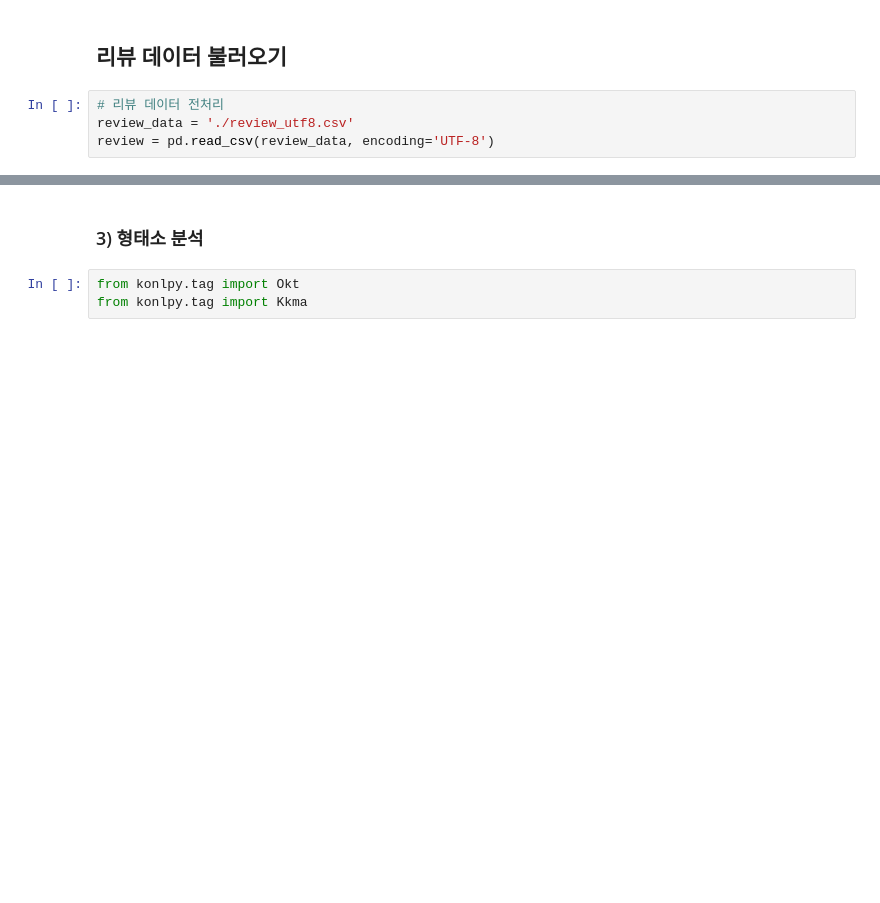
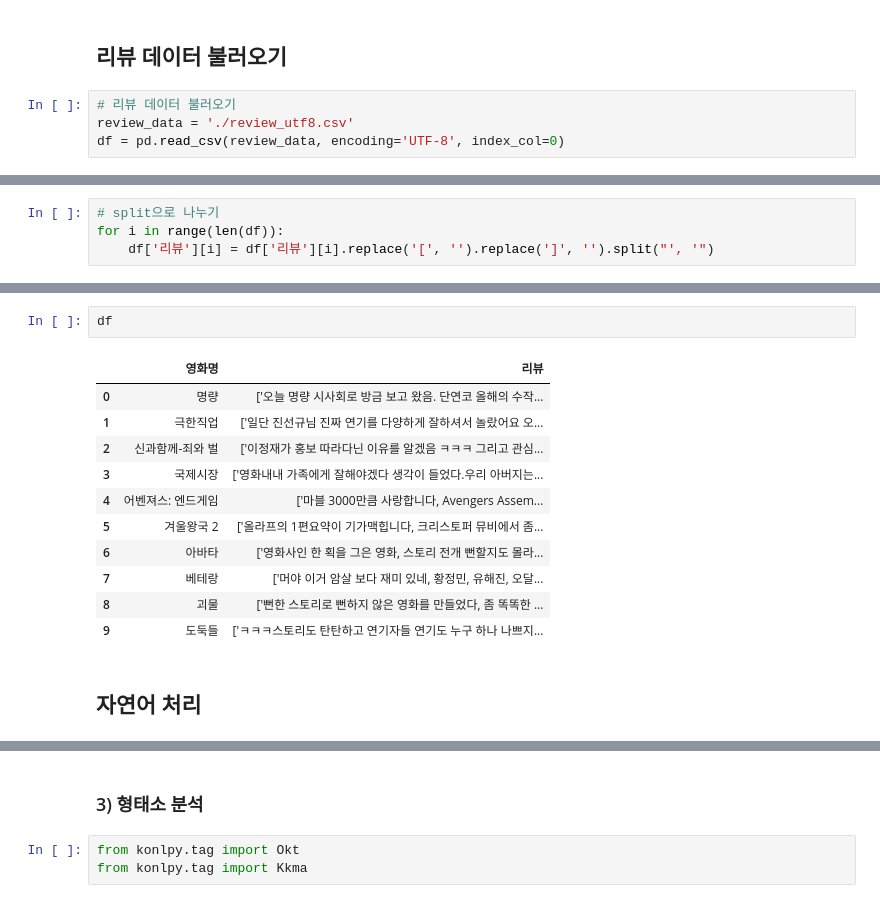
Before and after one commit to Play-Web-miniProject/MovieDL, a Jupyter notebook: suyeon/naver_API_practice.ipynb, the cells around one changed output, grey strips where cells are left out. Drawn from its saved outputs; the diff is of its cells as text; blank space fills up the shorter version.

```diff
--- a/suyeon/naver_API_practice.ipynb
+++ b/suyeon/naver_API_practice.ipynb
@@ -121,6 +114,6 @@ from collections import Counter
 # %% [markdown]
 ## 리뷰 데이터 불러오기
 # %%
-# 리뷰 데이터 전처리
+# 리뷰 데이터 불러오기
 review_data = './review_utf8.csv'
-review = pd.read_csv(review_data, encoding='UTF-8')
+df = pd.read_csv(review_data, encoding='UTF-8', index_col=0)
@@ -128,0 +133,4 @@ review.drop(['Unnamed: 0'], axis = 1, inplace = True)
+# %%
+# split으로 나누기
+for i in range(len(df)):
+    df['리뷰'][i] = df['리뷰'][i].replace('[', '').replace(']', '').split("', '")
@@ -128,0 +150,16 @@ review.drop(['Unnamed: 0'], axis = 1, inplace = True)
+# %%
+df
+# %% [output]
+|  | 영화명 | 리뷰 |
+| 0 | 명량 | ['오늘 명량 시사회로 방금 보고 왔음. 단연코 올해의 수작... |
+| 1 | 극한직업 | ['일단 진선규님 진짜 연기를 다양하게 잘하셔서 놀랐어요 오... |
+| 2 | 신과함께-죄와 벌 | ['이정재가 홍보 따라다닌 이유를 알겠음 ㅋㅋㅋ 그리고 관심... |
+| 3 | 국제시장 | ['영화내내 가족에게 잘해야겠다 생각이 들었다.우리 아버지는... |
+| 4 | 어벤져스: 엔드게임 | ['마블 3000만큼 사랑합니다, Avengers Assem... |
+| 5 | 겨울왕국 2 | ['올라프의 1편요약이 기가맥힙니다, 크리스토퍼 뮤비에서 좀... |
+| 6 | 아바타 | ['영화사인 한 획을 그은 영화, 스토리 전개 뻔할지도 몰라... |
+| 7 | 베테랑 | ['머야 이거 암살 보다 재미 있네, 황정민, 유해진, 오달... |
+| 8 | 괴물 | ['뻔한 스토리로 뻔하지 않은 영화를 만들었다, 좀 똑똑한 ... |
+| 9 | 도둑들 | ['ㅋㅋㅋ스토리도 탄탄하고 연기자들 연기도 누구 하나 나쁘지... |
+# %% [markdown]
+## 자연어 처리
```
Also changed, not shown: parts of 39 cells of this notebook, 11 other files.
